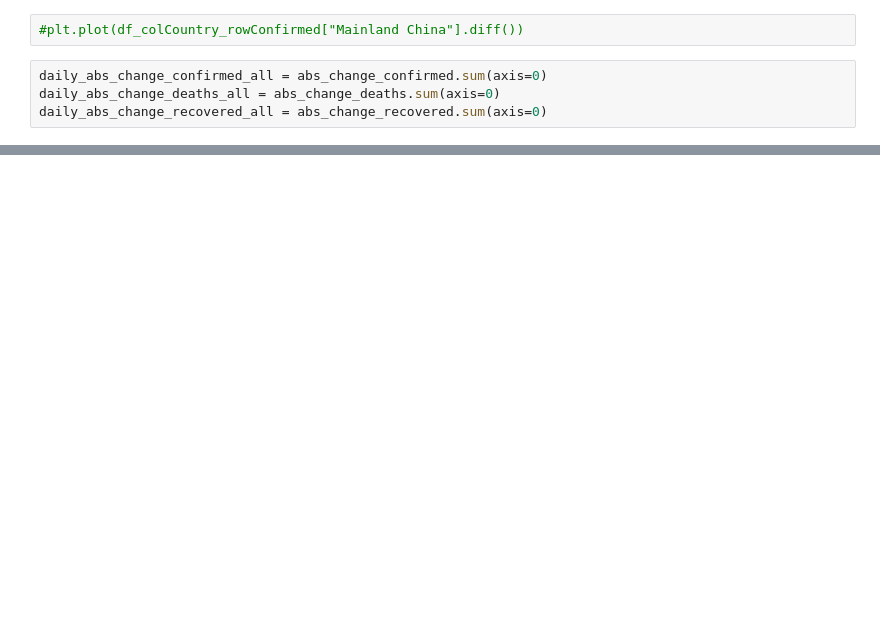
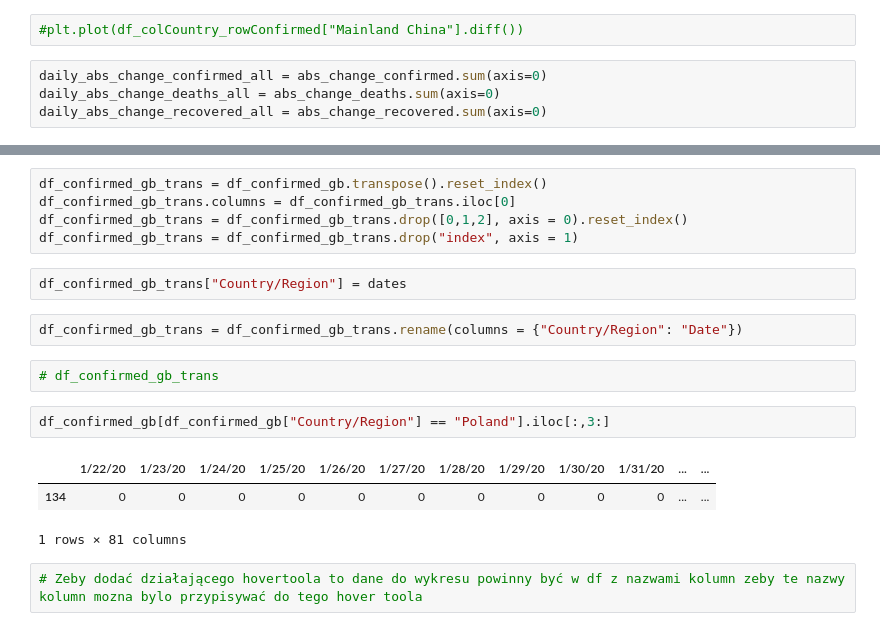
Before and after one commit to msarnacki/coronavirus-2019-nCoV, a Jupyter notebook: main.ipynb, the cells around one changed output, grey strips where cells are left out. Drawn from its saved outputs; the diff is of its cells as text; blank space fills up the shorter version.

```diff
--- a/main.ipynb
+++ b/main.ipynb
@@ -442,0 +466,19 @@ plt.savefig("img/abs_growth_deaths_recovered.png",bbox_inches='tight')
+# %%
+df_confirmed_gb_trans = df_confirmed_gb.transpose().reset_index()
+df_confirmed_gb_trans.columns = df_confirmed_gb_trans.iloc[0]
+df_confirmed_gb_trans = df_confirmed_gb_trans.drop([0,1,2], axis = 0).reset_index()
+df_confirmed_gb_trans = df_confirmed_gb_trans.drop("index", axis = 1)
+# %%
+df_confirmed_gb_trans["Country/Region"] = dates
+# %%
+df_confirmed_gb_trans = df_confirmed_gb_trans.rename(columns = {"Country/Region": "Date"})
+# %%
+# df_confirmed_gb_trans
+# %%
+df_confirmed_gb[df_confirmed_gb["Country/Region"] == "Poland"].iloc[:,3:]
+# %% [output]
+|  | 1/22/20 | 1/23/20 | 1/24/20 | 1/25/20 | 1/26/20 | 1/27/20 | 1/28/20 | 1/29/20 | 1/30/20 | 1/31/20 | ... | ... |
+| 134 | 0 | 0 | 0 | 0 | 0 | 0 | 0 | 0 | 0 | 0 | ... | ... |
+1 rows × 81 columns
+# %%
+# Zeby dodać działającego hovertoola to dane do wykresu powinny być w df z nazwami kolumn zeby te nazwy kolumn mozna bylo przypisywać do tego hover toola
```
Also changed, not shown: parts of 19 cells of this notebook, 11 other files.
